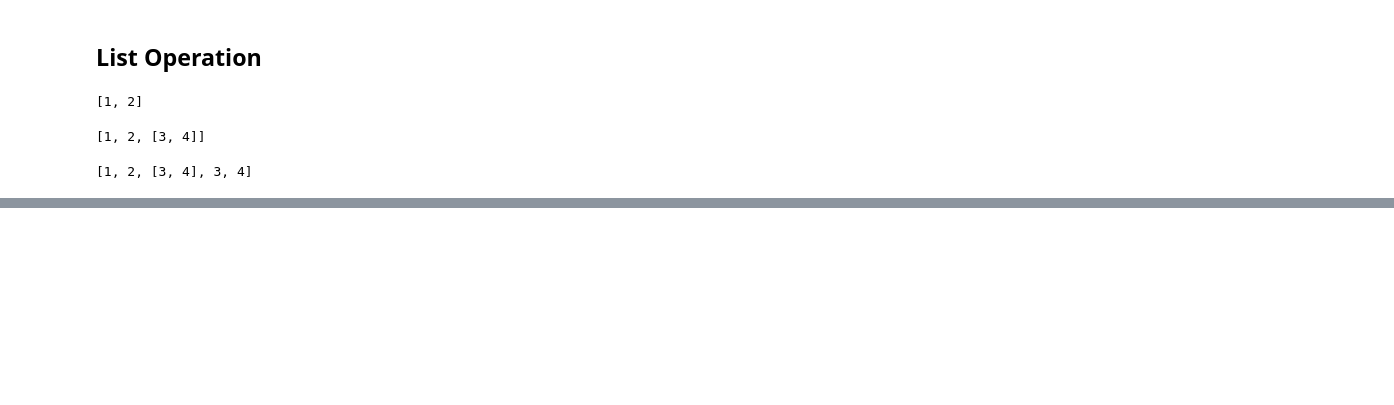
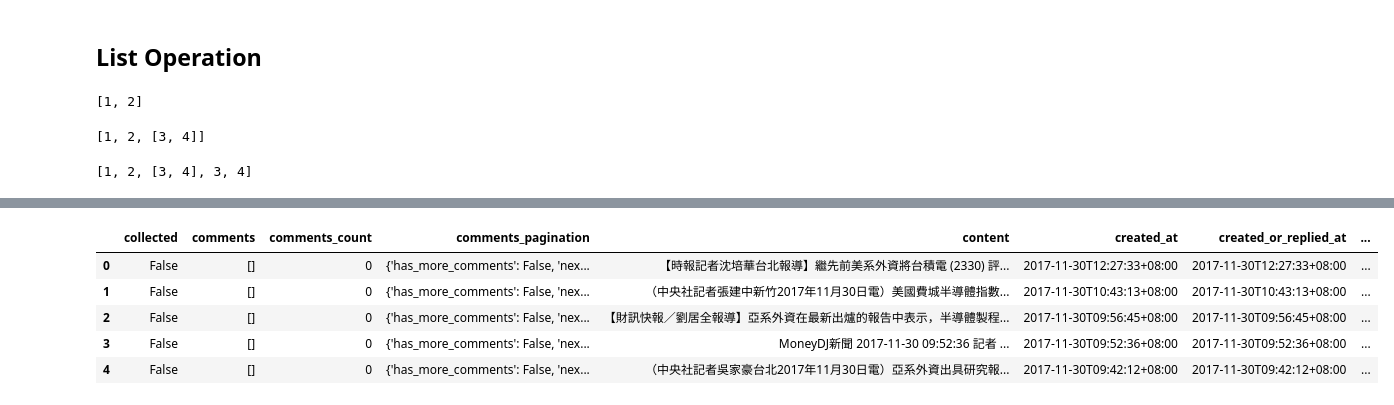
Before and after one commit to ywchiu/fuboni, a Jupyter notebook: Demo20171130.ipynb, the cells around one changed output, grey strips where cells are left out. Saved outputs shown, nothing was run; the diff lists cells and outputs as text; code cells hidden in the pictures; blank space fills up the shorter version.

```diff
--- a/Demo20171130.ipynb
+++ b/Demo20171130.ipynb
@@ -293,0 +388,4 @@ a
+# %%
+from selenium import webdriver
+driver = webdriver.Chrome()
+driver.get('https://statementdog.com/users/sign_in')
@@ -293,0 +397,20 @@ a
+# %%
+cookie = ';'.join(['{}={}'.format(cookie['name'], cookie['value']) for cookie in driver.get_cookies()])
+# %%
+
+import requests
+headers = {
+ 'Cookie' : cookie
+}
+res = requests.get('https://statementdog.com/api/v1/feeds', headers = headers)
+
+import pandas
+df = pandas.DataFrame(res.json()['items'])
+df.head()
+# %% [output]
+|  | collected | comments | comments_count | comments_pagination | content | created_at | created_or_replied_at | ... |
+| 0 | False | [] | 0 | {'has_more_comments': False, 'nex... | 【時報記者沈培華台北報導】繼先前美系外資將台積電 (2330) 評... | 2017-11-30T12:27:33+08:00 | 2017-11-30T12:27:33+08:00 | ... |
+| 1 | False | [] | 0 | {'has_more_comments': False, 'nex... | （中央社記者張建中新竹2017年11月30日電）美國費城半導體指數... | 2017-11-30T10:43:13+08:00 | 2017-11-30T10:43:13+08:00 | ... |
+| 2 | False | [] | 0 | {'has_more_comments': False, 'nex... | 【財訊快報／劉居全報導】亞系外資在最新出爐的報告中表示，半導體製程... | 2017-11-30T09:56:45+08:00 | 2017-11-30T09:56:45+08:00 | ... |
+| 3 | False | [] | 0 | {'has_more_comments': False, 'nex... | MoneyDJ新聞 2017-11-30 09:52:36 記者 ... | 2017-11-30T09:52:36+08:00 | 2017-11-30T09:52:36+08:00 | ... |
+| 4 | False | [] | 0 | {'has_more_comments': False, 'nex... | （中央社記者吳家豪台北2017年11月30日電）亞系外資出具研究報... | 2017-11-30T09:42:12+08:00 | 2017-11-30T09:42:12+08:00 | ... |
```
Also changed, not shown: parts of 14 cells of this notebook.
